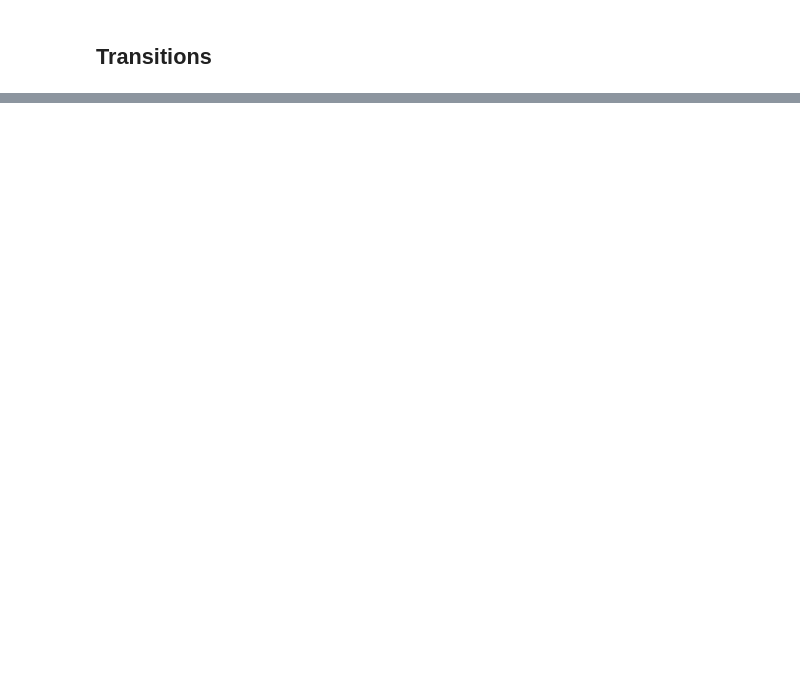
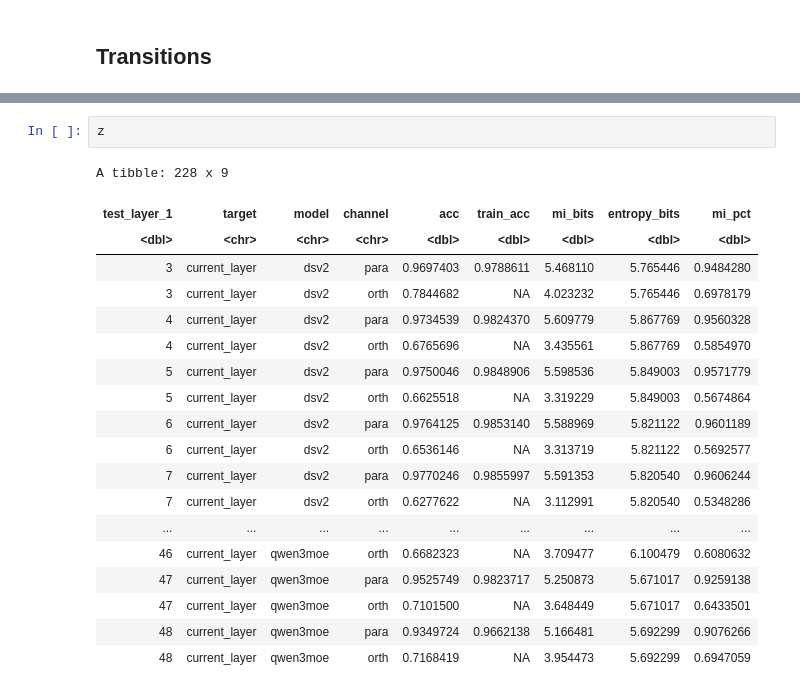
Before and after one commit to bongohead/interpretable-moes-analysis, a Jupyter notebook: analyses/hidden-state-analysis/make-plots.ipynb, the cells around one changed output, grey strips where cells are left out. Saved outputs shown, nothing was run; the diff lists cells and outputs as text; blank space fills up the shorter version.

```diff
--- a/analyses/hidden-state-analysis/make-plots.ipynb
+++ b/analyses/hidden-state-analysis/make-plots.ipynb
@@ -88,0 +371,22 @@ plots = map(group_split(transition_df, model), function(model_transition_df) {
+# %%
+z
+# %% [output]
+A tibble: 228 x 9
+| test_layer_1 | target | model | channel | acc | train_acc | mi_bits | entropy_bits | mi_pct |
+| <dbl> | <chr> | <chr> | <chr> | <dbl> | <dbl> | <dbl> | <dbl> | <dbl> |
+| 3 | current_layer | dsv2 | para | 0.9697403 | 0.9788611 | 5.468110 | 5.765446 | 0.9484280 |
+| 3 | current_layer | dsv2 | orth | 0.7844682 | NA | 4.023232 | 5.765446 | 0.6978179 |
+| 4 | current_layer | dsv2 | para | 0.9734539 | 0.9824370 | 5.609779 | 5.867769 | 0.9560328 |
+| 4 | current_layer | dsv2 | orth | 0.6765696 | NA | 3.435561 | 5.867769 | 0.5854970 |
+| 5 | current_layer | dsv2 | para | 0.9750046 | 0.9848906 | 5.598536 | 5.849003 | 0.9571779 |
+| 5 | current_layer | dsv2 | orth | 0.6625518 | NA | 3.319229 | 5.849003 | 0.5674864 |
+| 6 | current_layer | dsv2 | para | 0.9764125 | 0.9853140 | 5.588969 | 5.821122 | 0.9601189 |
+| 6 | current_layer | dsv2 | orth | 0.6536146 | NA | 3.313719 | 5.821122 | 0.5692577 |
+| 7 | current_layer | dsv2 | para | 0.9770246 | 0.9855997 | 5.591353 | 5.820540 | 0.9606244 |
+| 7 | current_layer | dsv2 | orth | 0.6277622 | NA | 3.112991 | 5.820540 | 0.5348286 |
+| ... | ... | ... | ... | ... | ... | ... | ... | ... |
+| 46 | current_layer | qwen3moe | orth | 0.6682323 | NA | 3.709477 | 6.100479 | 0.6080632 |
+| 47 | current_layer | qwen3moe | para | 0.9525749 | 0.9823717 | 5.250873 | 5.671017 | 0.9259138 |
+| 47 | current_layer | qwen3moe | orth | 0.7101500 | NA | 3.648449 | 5.671017 | 0.6433501 |
+| 48 | current_layer | qwen3moe | para | 0.9349724 | 0.9662138 | 5.166481 | 5.692299 | 0.9076266 |
+| 48 | current_layer | qwen3moe | orth | 0.7168419 | NA | 3.954473 | 5.692299 | 0.6947059 |
```
Also changed, not shown: parts of 8 cells of this notebook, 2 other files.
